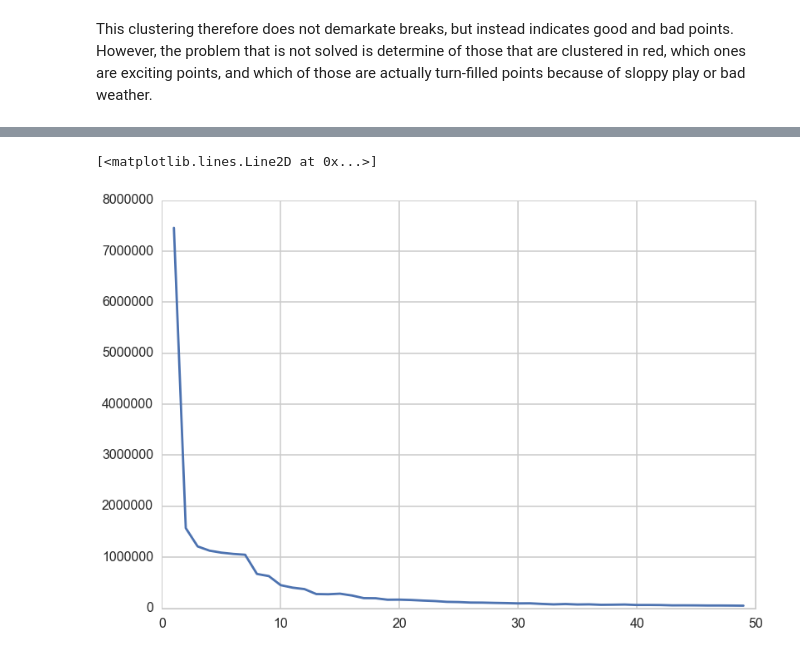
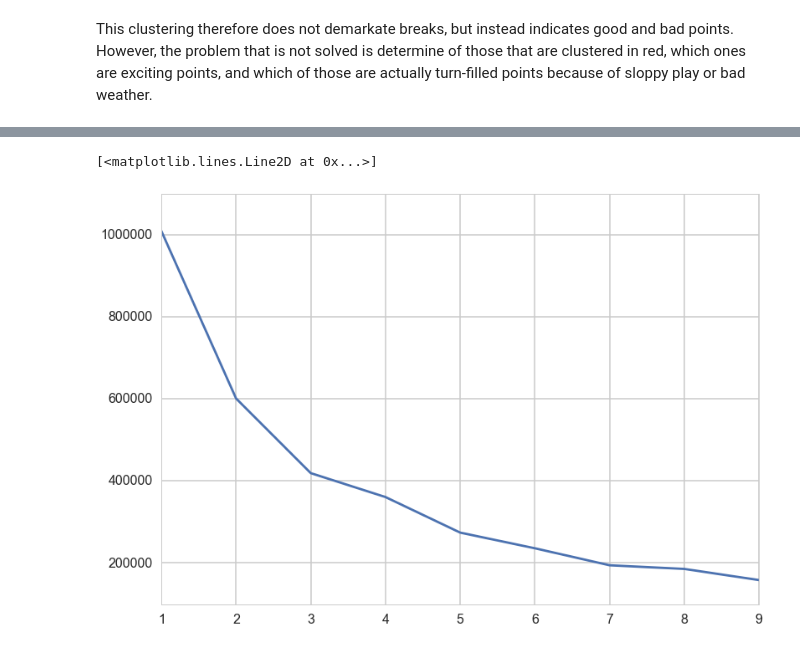
Before and after one commit to karinehsu/cs109-final-project, a Jupyter notebook: Point Clustering.ipynb, the cells around one changed output, grey strips where cells are left out. Drawn from its saved outputs; the diff is of its cells as text; code cells hidden in the pictures.

Commit message:
add point cluster

```diff
--- a/Point Clustering.ipynb
+++ b/Point Clustering.ipynb
@@ -61,7 +65,8 @@ actions_end = ["EndOfThirdQuarter", 'EndOfFirstQuarter', "Goal", "GameOver",
 There are the possible actions that can occur  set(['EndOfThirdQuarter', 'Pull', 'EndOfFirstQuarter', 'PullOb', 'Goal', 'GameOver', 'OpponentCatch', 'Drop', 'OpponentPull', 'OpponentPullOb', 'Halftime ...
 # %%
 # beginning df structure
-cols = {"team": [], "offense": [], "turns" : [], "pull-ob": [], "ds":[], "won": [], "point_time": [], "num_throws":[]}
+cols = {"team": [], "date":[], "offense": [], "turns" : [], "pull-ob": [],
+        "ds":[], "won": [], "point_time": [], "num_throws":[]}
 
 # names of columns in df made easier.
 ours = "Our Score - End of Point"
@@ -77,6 +82,7 @@ def parse_throw(row):
         cols["pull-ob"].append(row.Action == "PullOb" or row.Action == "OpponentPullOb")
         cols["point_time"] += [row["Point Elapsed Seconds"]]
         cols["num_throws"] += [0]
+        cols["date"] += [row["Date/Time"]]
         parse_throw.index += 1
         if parse_throw.prev == row[ours] - 1:
             cols["won"] += [True]
@@ -181,7 +190,7 @@ This clustering therefore does not demarkate breaks, but instead indicates good
 # %%
 # try using k means
 cluster_cols = points[["turns", "ds", "point_time"]]
-model = KMeans(n_clusters=50).fit(cluster_cols.values)
+model = KMeans(n_clusters=3).fit(cluster_cols.values)
 points["cluster"] = model.labels_
 points.groupby("cluster").count()
 # %% [output]
@@ -206,20 +202,20 @@ points.groupby("cluster").count()
 # %%
-num_clusters = range(1, 50)
+num_clusters = range(1, 10)
 models = [KMeans(n_clusters = x) for x in num_clusters]
 def score_from_model(model):
     predicted = model.fit_predict(cluster_cols.values)
     centroids = [model.cluster_centers_[x] for x in predicted]
     dist_sum = 0
     for i in range(0, len(predicted)):
         dist_sum += euclidean(cluster_cols.values[i], centroids[i])
     return dist_sum
 scores = [score_from_model(model) for model in models]
 scores
 
 plt.plot(num_clusters, scores)
 # %% [output]
 [<matplotlib.lines.Line2D at 0x...>]
-[figure, old version]
+[figure, new version]
 # %%
 sns.pairplot(points, vars=["turns", "ds", "point_time"], hue="cluster")
 # %% [output]
```
Also changed, not shown: parts of 21 cells of this notebook, 1 other file.
